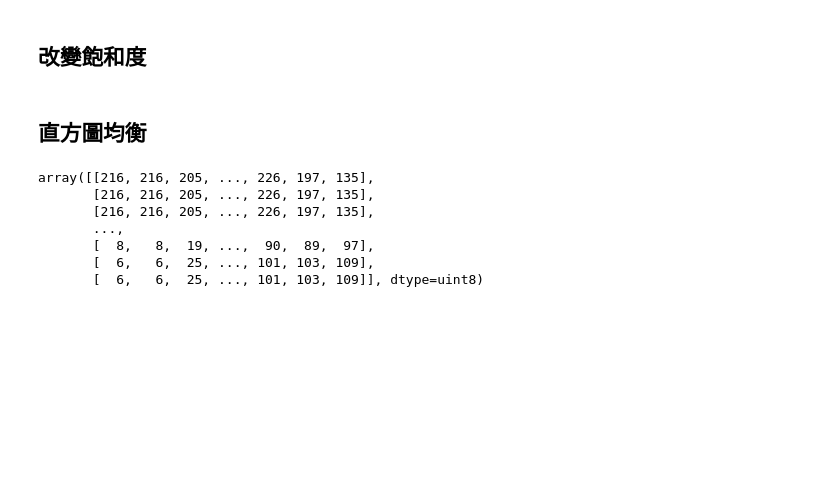
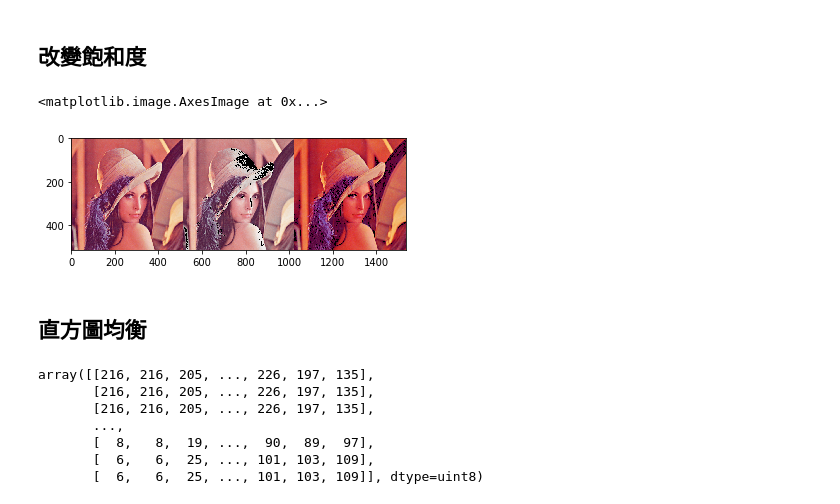
Before and after one commit to newmanchurch/1st-DL-CVMarathon, a Jupyter notebook: homework/Day003_color_spave_op_HW.ipynb, the cells around one changed output. Drawn from its saved outputs; the diff is of its cells as text; code cells hidden in the pictures; blank space fills up the shorter version.

```diff
--- a/homework/Day003_color_spave_op_HW.ipynb
+++ b/homework/Day003_color_spave_op_HW.ipynb
@@ -35,6 +36,11 @@ img_hsv_change = np.hstack((img, img_hsv_down, img_hsv_up))
 cv2.imshow('change saturation', img_hsv_change)
 cv2.waitKey(0)
 cv2.destroyAllWindows()
+# %%
+plt.imshow(img_hsv_change[:,:,::-1])
+# %% [output]
+<matplotlib.image.AxesImage at 0x...>
+[figure, added]
 # %% [markdown]
 ## 直方圖均衡
 # %%
```
Also changed, not shown: parts of 3 cells of this notebook.
